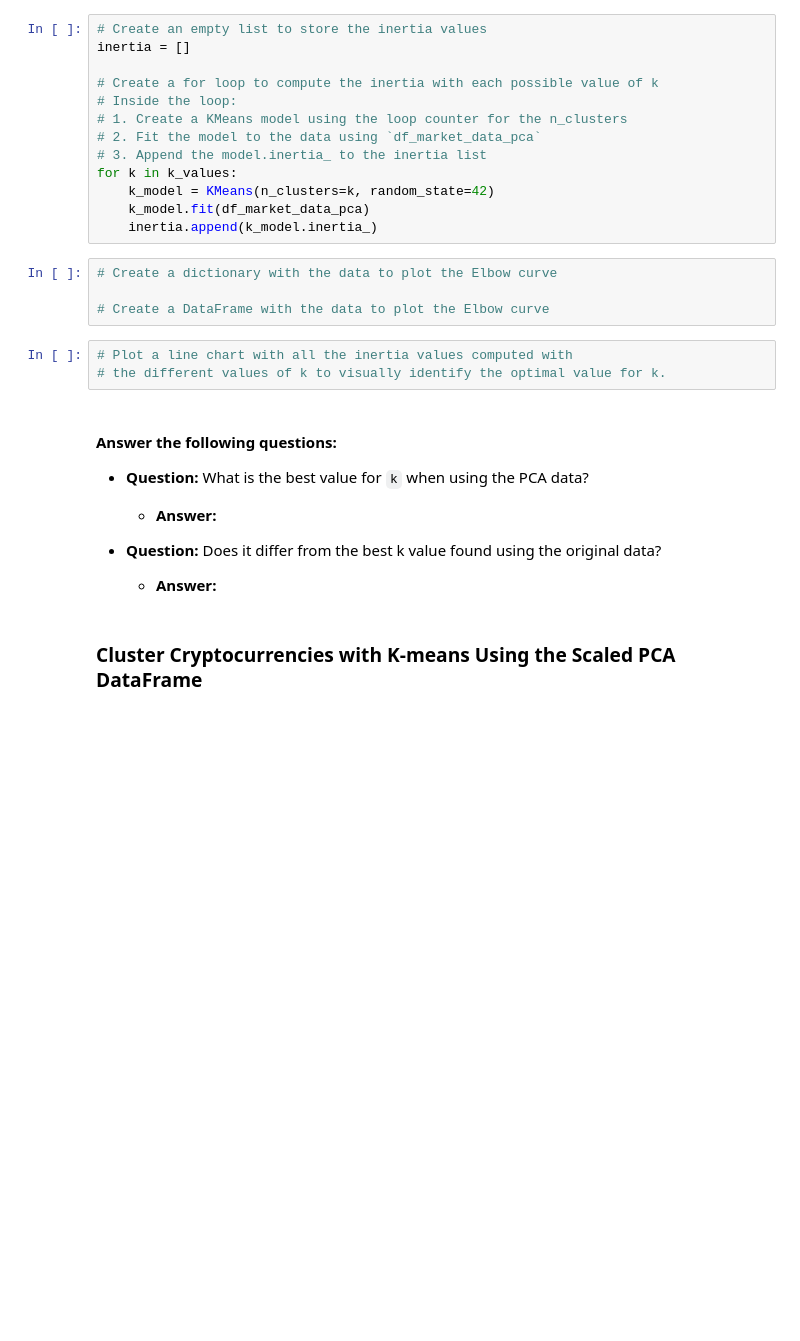
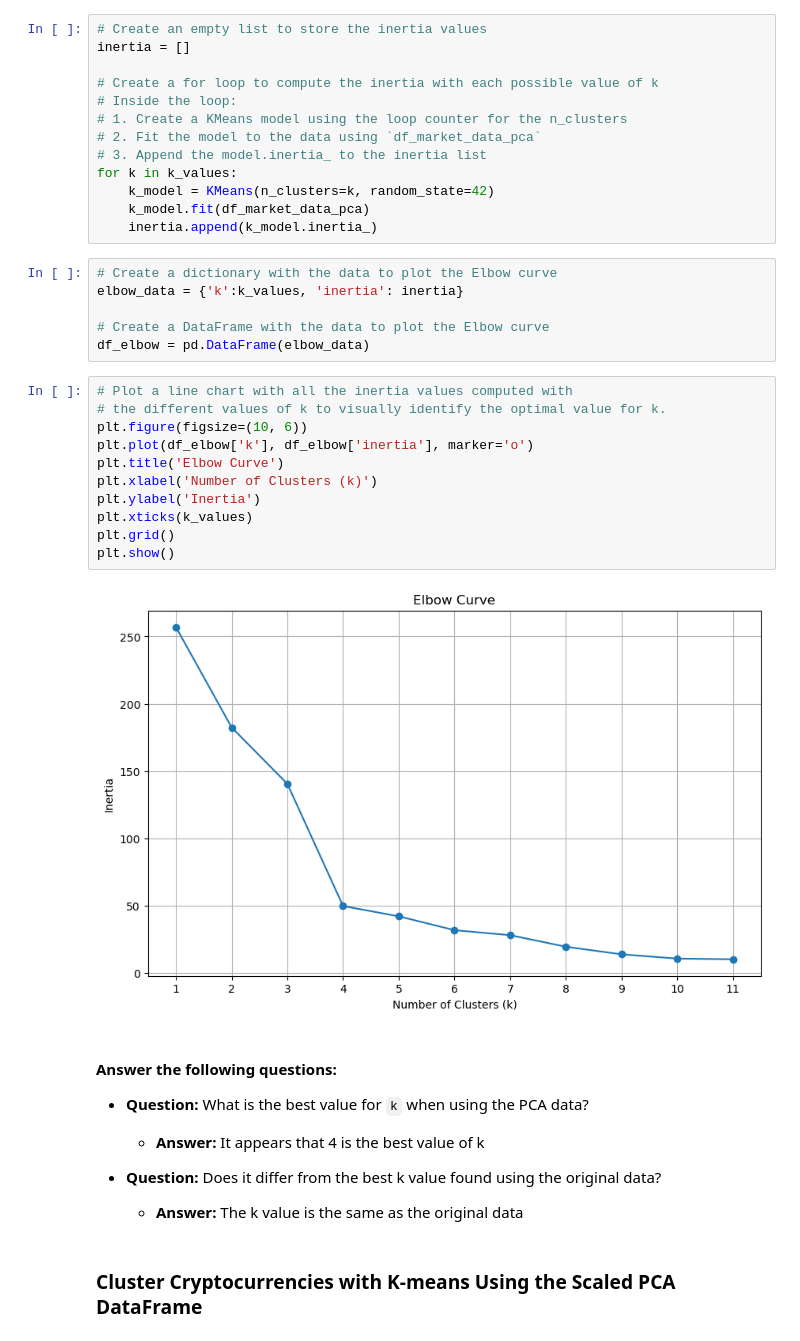
Before and after one commit to dparcon/CryptoClustering, a Jupyter notebook: Crypto_Clustering_starter_code.ipynb, the cells around one changed output. Drawn from its saved outputs; the diff is of its cells as text; blank space fills up the shorter version.

```diff
--- a/Crypto_Clustering_starter_code.ipynb
+++ b/Crypto_Clustering_starter_code.ipynb
@@ -261,22 +265,34 @@ for k in k_values:
     inertia.append(k_model.inertia_)
 # %%
 # Create a dictionary with the data to plot the Elbow curve
+elbow_data = {'k':k_values, 'inertia': inertia}
 
 # Create a DataFrame with the data to plot the Elbow curve
+df_elbow = pd.DataFrame(elbow_data)
 # %%
 # Plot a line chart with all the inertia values computed with
 # the different values of k to visually identify the optimal value for k.
+plt.figure(figsize=(10, 6))
+plt.plot(df_elbow['k'], df_elbow['inertia'], marker='o')
+plt.title('Elbow Curve')
+plt.xlabel('Number of Clusters (k)')
+plt.ylabel('Inertia')
+plt.xticks(k_values)
+plt.grid()
+plt.show()
+# %% [output]
+[figure, added]
 # %% [markdown]
 #### Answer the following questions:
 
 * **Question:** What is the best value for `k` when using the PCA data?
 
-  * **Answer:**
+  * **Answer:** It appears that 4 is the best value of k
 
 
 * **Question:** Does it differ from the best k value found using the original data?
 
-  * **Answer:**
+  * **Answer:** The k value is the same as the original data
 # %% [markdown]
 ### Cluster Cryptocurrencies with K-means Using the Scaled PCA DataFrame
 # %%
```
Also changed, not shown: parts of 6 cells of this notebook.
